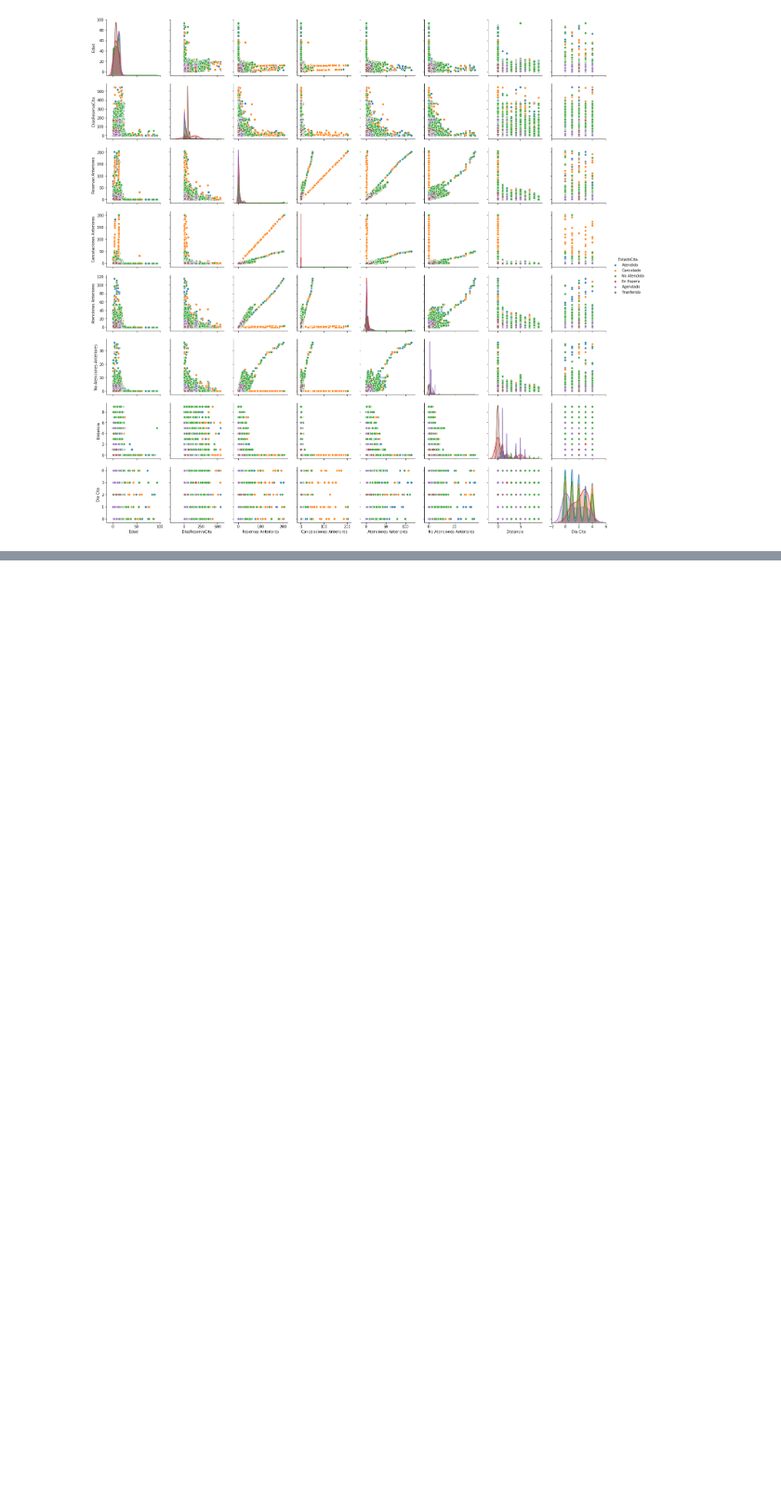
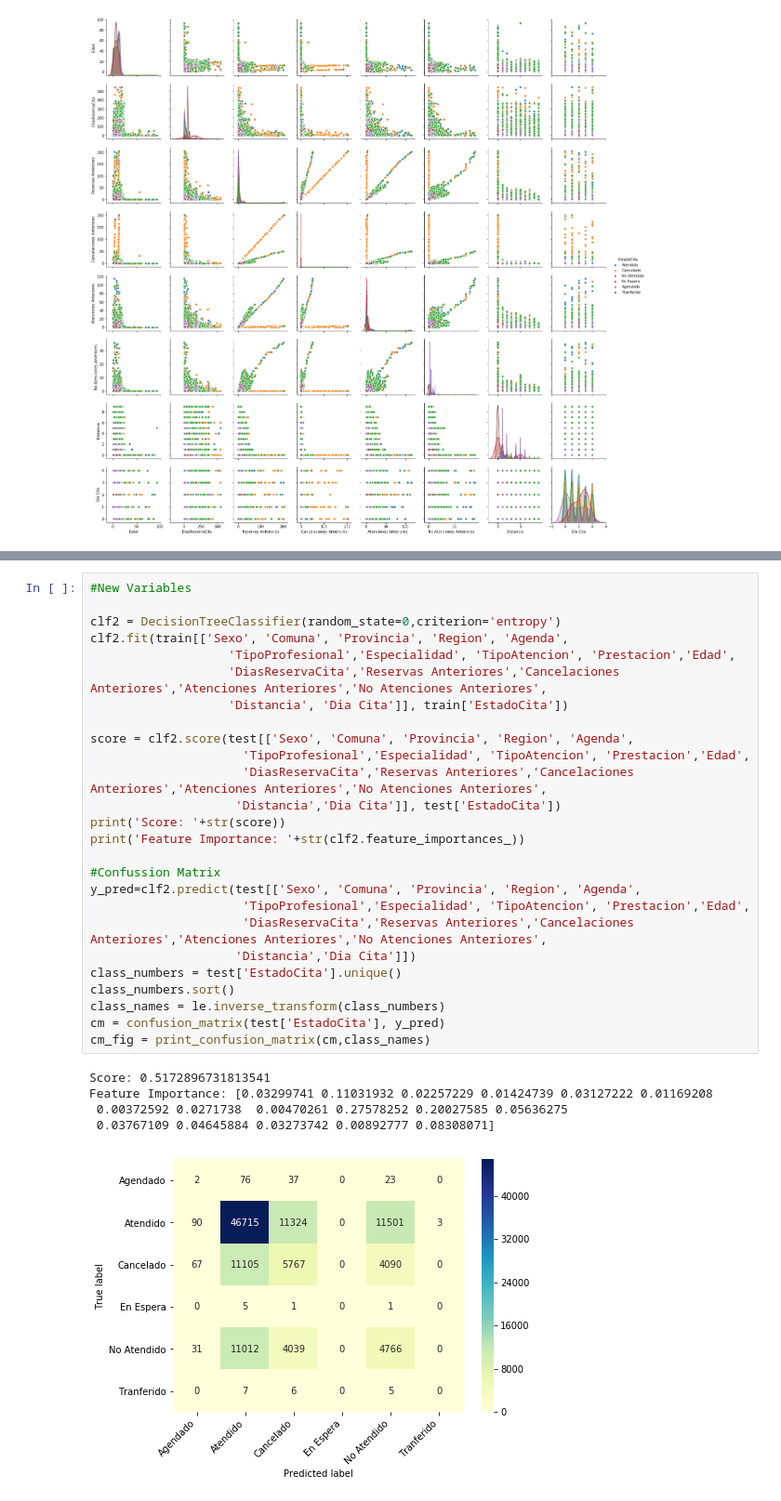
Before and after one commit to pabloveazul/Tarea-NSP, a Jupyter notebook: Tarea NSP parte 2.ipynb, the cells around one changed output, grey strips where cells are left out. Shown at 93% size. Cells and saved outputs as stored; diff of their text form; blank space fills up the shorter version.

```diff
--- a/Tarea NSP parte 2.ipynb
+++ b/Tarea NSP parte 2.ipynb
@@ -119,0 +150,32 @@ sns.pairplot(datos[['Sexo', 'TipoAtencion', 'Prestacion','Edad',
+# %%
+#New Variables
+
+clf2 = DecisionTreeClassifier(random_state=0,criterion='entropy')
+clf2.fit(train[['Sexo', 'Comuna', 'Provincia', 'Region', 'Agenda',
+                   'TipoProfesional','Especialidad', 'TipoAtencion', 'Prestacion','Edad',
+                   'DiasReservaCita','Reservas Anteriores','Cancelaciones Anteriores','Atenciones Anteriores','No Atenciones Anteriores',
+                   'Distancia', 'Dia Cita']], train['EstadoCita'])
+
+score = clf2.score(test[['Sexo', 'Comuna', 'Provincia', 'Region', 'Agenda',
+                     'TipoProfesional','Especialidad', 'TipoAtencion', 'Prestacion','Edad',
+                     'DiasReservaCita','Reservas Anteriores','Cancelaciones Anteriores','Atenciones Anteriores','No Atenciones Anteriores',
+                    'Distancia','Dia Cita']], test['EstadoCita'])
+print('Score: '+str(score))
+print('Feature Importance: '+str(clf2.feature_importances_))
+
+#Confussion Matrix
+y_pred=clf2.predict(test[['Sexo', 'Comuna', 'Provincia', 'Region', 'Agenda',
+                     'TipoProfesional','Especialidad', 'TipoAtencion', 'Prestacion','Edad',
+                     'DiasReservaCita','Reservas Anteriores','Cancelaciones Anteriores','Atenciones Anteriores','No Atenciones Anteriores',
+                    'Distancia','Dia Cita']])
+class_numbers = test['EstadoCita'].unique()
+class_numbers.sort()
+class_names = le.inverse_transform(class_numbers)
+cm = confusion_matrix(test['EstadoCita'], y_pred)
+cm_fig = print_confusion_matrix(cm,class_names)
+# %% [output]
+Score: 0.5172896731813541
+Feature Importance: [0.03299741 0.11031932 0.02257229 0.01424739 0.03127222 0.01169208
+ 0.00372592 0.0271738  0.00470261 0.27578252 0.20027585 0.05636275
+ 0.03767109 0.04645884 0.03273742 0.00892777 0.08308071]
+[figure, added]
```
Also changed, not shown: parts of 15 cells of this notebook, 1 other file.
